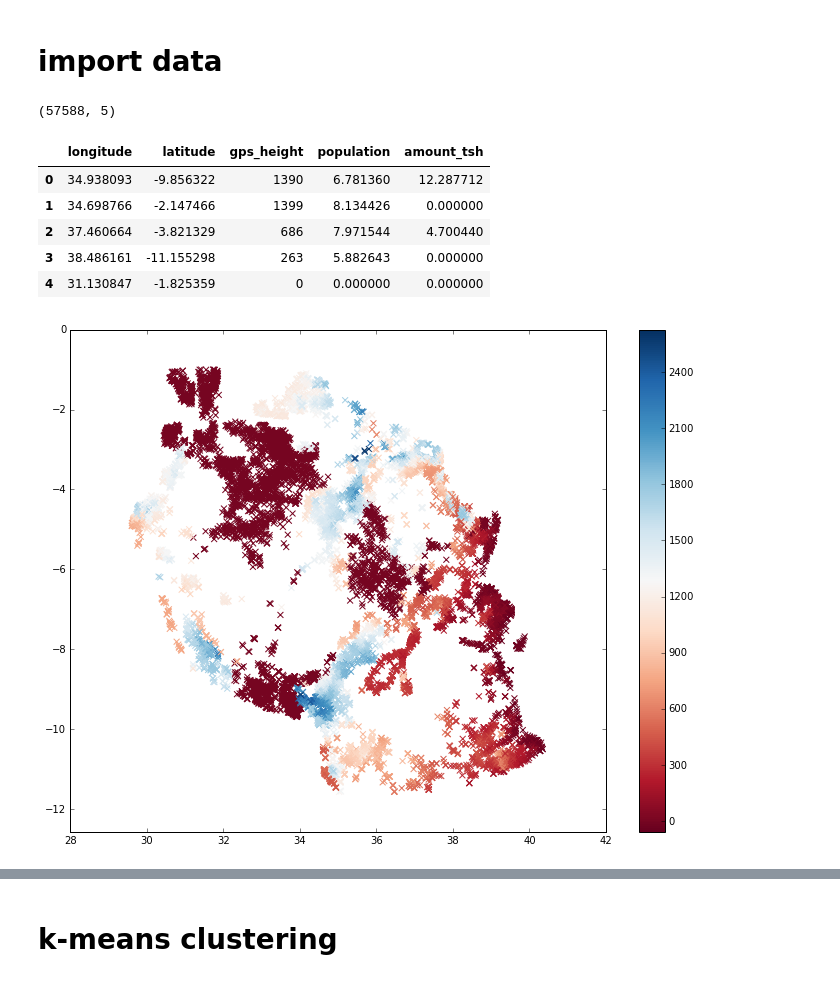
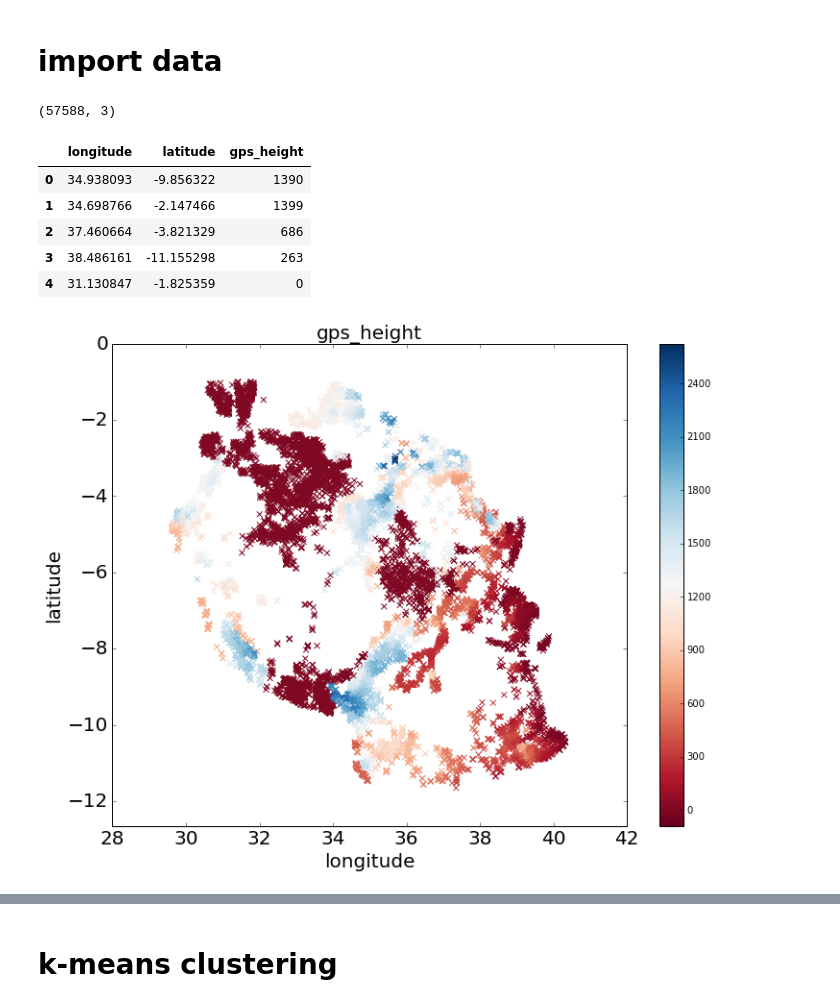
Before and after one commit to liufan2312/ORIE4741-DrivenData-Competition, a Jupyter notebook: Local Features.ipynb, the cells around one changed output, grey strips where cells are left out. Cells and saved outputs as stored; diff of their text form; code cells hidden in the pictures.

```diff
--- a/Local Features.ipynb
+++ b/Local Features.ipynb
@@ -14,7 +14,8 @@ training_label = pd.read_csv("Training Set Labels.csv")
 data = pd.merge(training_set, training_label, how="left", on="id")
 
 # Drop columns
-feature_list = ['longitude', 'latitude', 'gps_height', 'population', 'amount_tsh']
+#feature_list = ['longitude', 'latitude']
+feature_list = ['longitude', 'latitude', 'gps_height']
 data['population'] = data['population'].apply(lambda x: m.log2(x + 1) if x < 5000 else m.log2(5000))
 data['amount_tsh'] = data['amount_tsh'].apply(lambda x: m.log2(x + 1) if x < 5000 else m.log2(5000))
 
@@ -24,28 +25,33 @@ data = data[data["longitude"] != 0]
 print(data.shape)
 data.head()
 # %% [output]
-(57588, 5)
+(57588, 3)
-|  | longitude | latitude | gps_height | population | amount_tsh |
-| 0 | 34.938093 | -9.856322 | 1390 | 6.781360 | 12.287712 |
-| 1 | 34.698766 | -2.147466 | 1399 | 8.134426 | 0.000000 |
-| 2 | 37.460664 | -3.821329 | 686 | 7.971544 | 4.700440 |
-| 3 | 38.486161 | -11.155298 | 263 | 5.882643 | 0.000000 |
-| 4 | 31.130847 | -1.825359 | 0 | 0.000000 | 0.000000 |
+|  | longitude | latitude | gps_height |
+| 0 | 34.938093 | -9.856322 | 1390 |
+| 1 | 34.698766 | -2.147466 | 1399 |
+| 2 | 37.460664 | -3.821329 | 686 |
+| 3 | 38.486161 | -11.155298 | 263 |
+| 4 | 31.130847 | -1.825359 | 0 |
 # %%
 # Plot gps_height
 sub_data = data.sample(frac=0.3, replace=False)
 x = sub_data['latitude']
 y = sub_data['longitude']
 z = sub_data['gps_height']
 
 fig = plt.figure(figsize=(12,9))
 cm = plt.cm.get_cmap('RdBu')
 sc = plt.scatter(y, x, marker='x', c=z, vmin=z.min(), vmax=z.max(), s=35, cmap=cm)
 plt.colorbar(sc)
 plt.ylim(x.min()-1, x.max()+1)
+plt.xticks(fontsize=20)
+plt.yticks(fontsize=20)
+plt.title('gps_height', fontsize=20)
+plt.xlabel('longitude', fontsize=20)
+plt.ylabel('latitude', fontsize=20)
 plt.show()
 # %% [output]
-[figure, old version]
+[figure, new version]
 # %%
 # Plot gps_height
 sub_data = data.sample(frac=0.3, replace=False)
```
Also changed, not shown: parts of 10 cells of this notebook, 3 other files.
